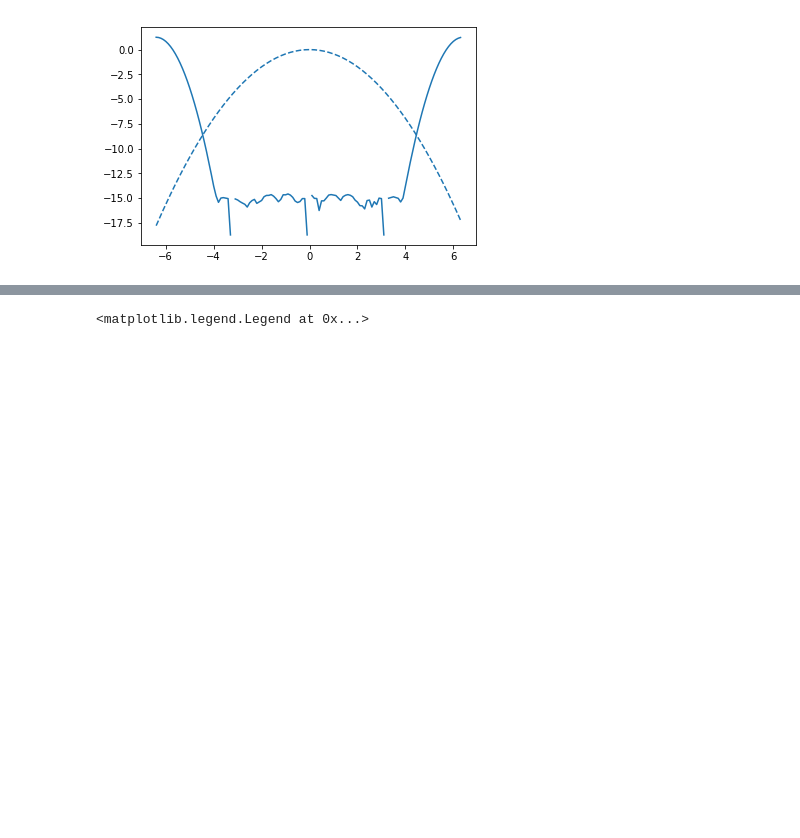
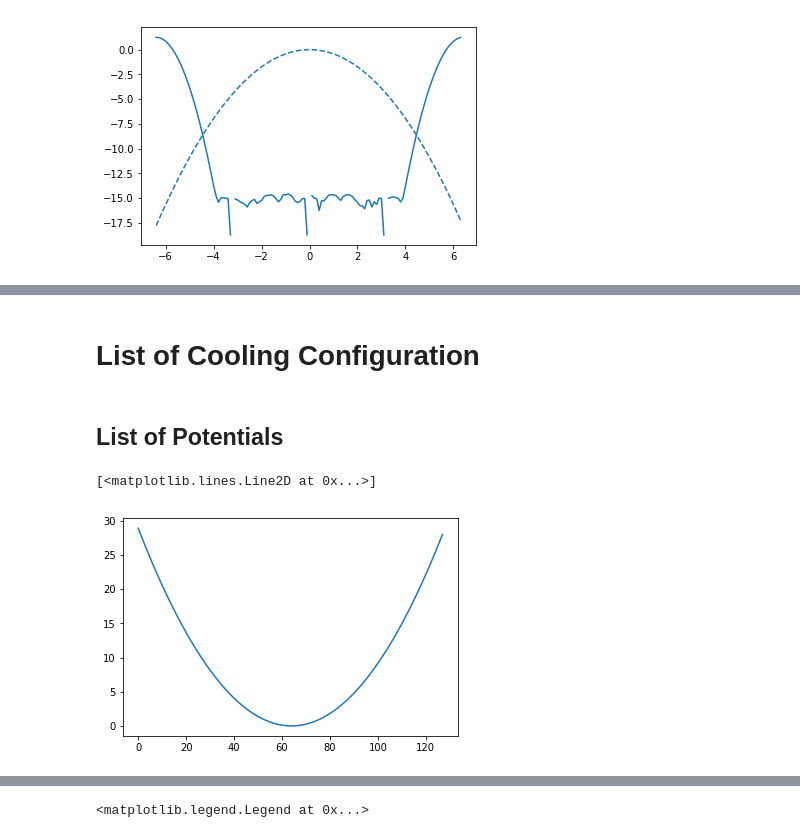
Before and after one commit to Chunde/QuantumFermionicTheory, a Jupyter notebook: mmf-hfb/Docs/QuantumFrictionDataSheet.ipynb, the cells around one changed output, grey strips where cells are left out. Saved outputs shown, nothing was run; the diff lists cells and outputs as text; code cells hidden in the pictures; blank space fills up the shorter version.

```diff
--- a/mmf-hfb/Docs/QuantumFrictionDataSheet.ipynb
+++ b/mmf-hfb/Docs/QuantumFrictionDataSheet.ipynb
@@ -50,0 +85,2 @@ check_uv_ir_error(x=x, psi=gaussian, plot=True)
+# %% [markdown]
+# List of Cooling Configuration
@@ -50,0 +104,12 @@ check_uv_ir_error(x=x, psi=gaussian, plot=True)
+# %% [markdown]
+## List of Potentials
+# %%
+args = dict(N=N, dx=dx)
+V0 = 0*x
+V_HO = x**2/2
+V_PO = V0 + np.random.random()*V_HO +  + abs(x**2)*np.random.random()
+Vs = [0, V_HO, V_PO]
+plt.plot(V_PO)
+# %% [output]
+[<matplotlib.lines.Line2D at 0x...>]
+[figure, added]
```
Also changed, not shown: parts of 27 cells of this notebook, 2 other files.
